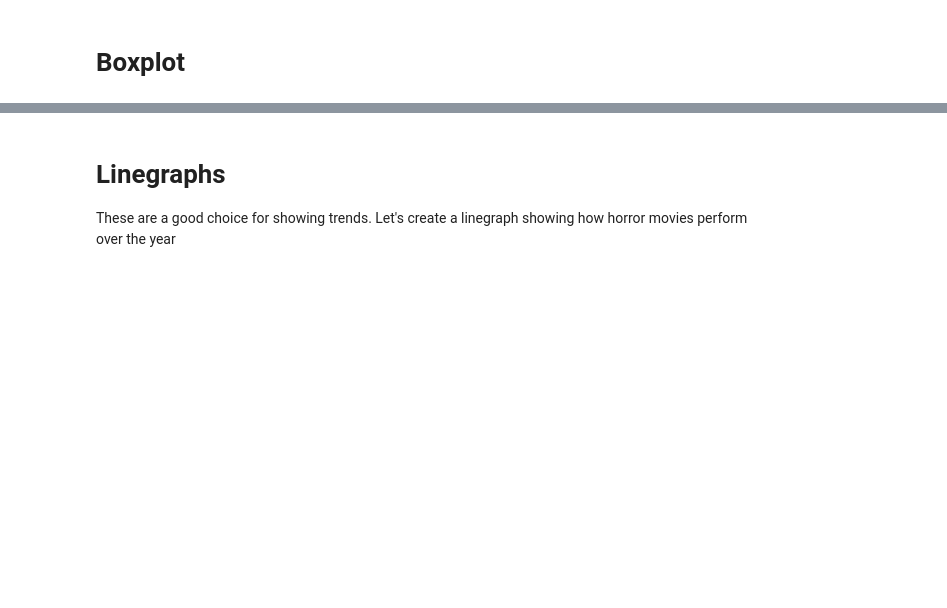
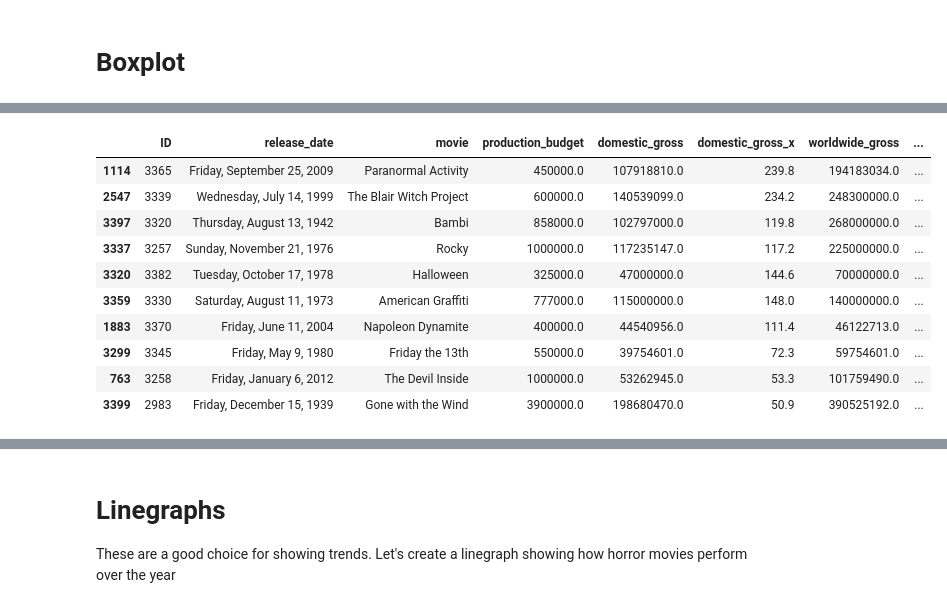
Before and after one commit to SSGrasland/DSStudyGroup, a Jupyter notebook: DSViz.ipynb, the cells around one changed output, grey strips where cells are left out. Cells and saved outputs as stored; diff of their text form; code cells hidden in the pictures; blank space fills up the shorter version.

```diff
--- a/DSViz.ipynb
+++ b/DSViz.ipynb
@@ -87 +158,16 @@ https://matplotlib.org/stable/users/explain/colors/colormaps.html
+# %%
+gross_sort = df.sort_values(by='worldwide_gross_x', ascending=False)
+gross_sort.head(10)
+# %% [output]
+|  | ID | release_date | movie | production_budget | domestic_gross | domestic_gross_x | worldwide_gross | ... |
+| 1114 | 3365 | Friday, September 25, 2009 | Paranormal Activity | 450000.0 | 107918810.0 | 239.8 | 194183034.0 | ... |
+| 2547 | 3339 | Wednesday, July 14, 1999 | The Blair Witch Project | 600000.0 | 140539099.0 | 234.2 | 248300000.0 | ... |
+| 3397 | 3320 | Thursday, August 13, 1942 | Bambi | 858000.0 | 102797000.0 | 119.8 | 268000000.0 | ... |
+| 3337 | 3257 | Sunday, November 21, 1976 | Rocky | 1000000.0 | 117235147.0 | 117.2 | 225000000.0 | ... |
+| 3320 | 3382 | Tuesday, October 17, 1978 | Halloween | 325000.0 | 47000000.0 | 144.6 | 70000000.0 | ... |
+| 3359 | 3330 | Saturday, August 11, 1973 | American Graffiti | 777000.0 | 115000000.0 | 148.0 | 140000000.0 | ... |
+| 1883 | 3370 | Friday, June 11, 2004 | Napoleon Dynamite | 400000.0 | 44540956.0 | 111.4 | 46122713.0 | ... |
+| 3299 | 3345 | Friday, May 9, 1980 | Friday the 13th | 550000.0 | 39754601.0 | 72.3 | 59754601.0 | ... |
+| 763 | 3258 | Friday, January 6, 2012 | The Devil Inside | 1000000.0 | 53262945.0 | 53.3 | 101759490.0 | ... |
+| 3399 | 2983 | Friday, December 15, 1939 | Gone with the Wind | 3900000.0 | 198680470.0 | 50.9 | 390525192.0 | ... |
 # %%
```
Also changed, not shown: parts of 16 cells of this notebook.
